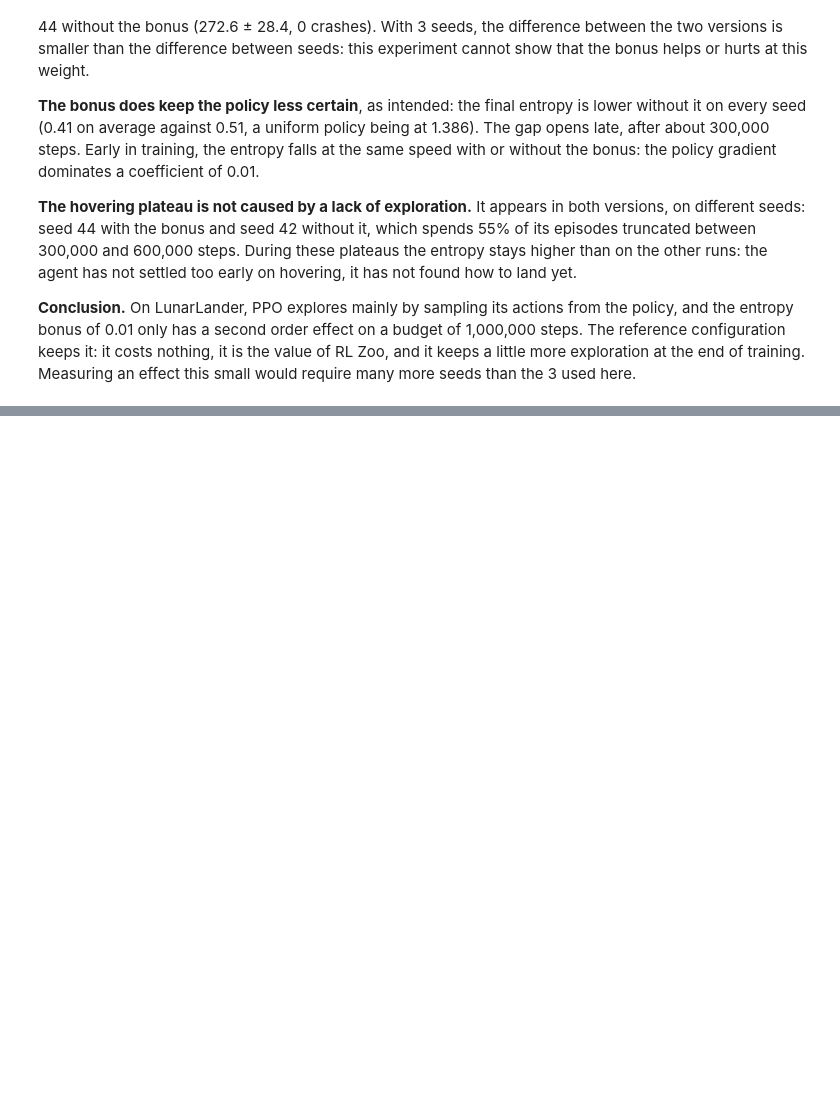
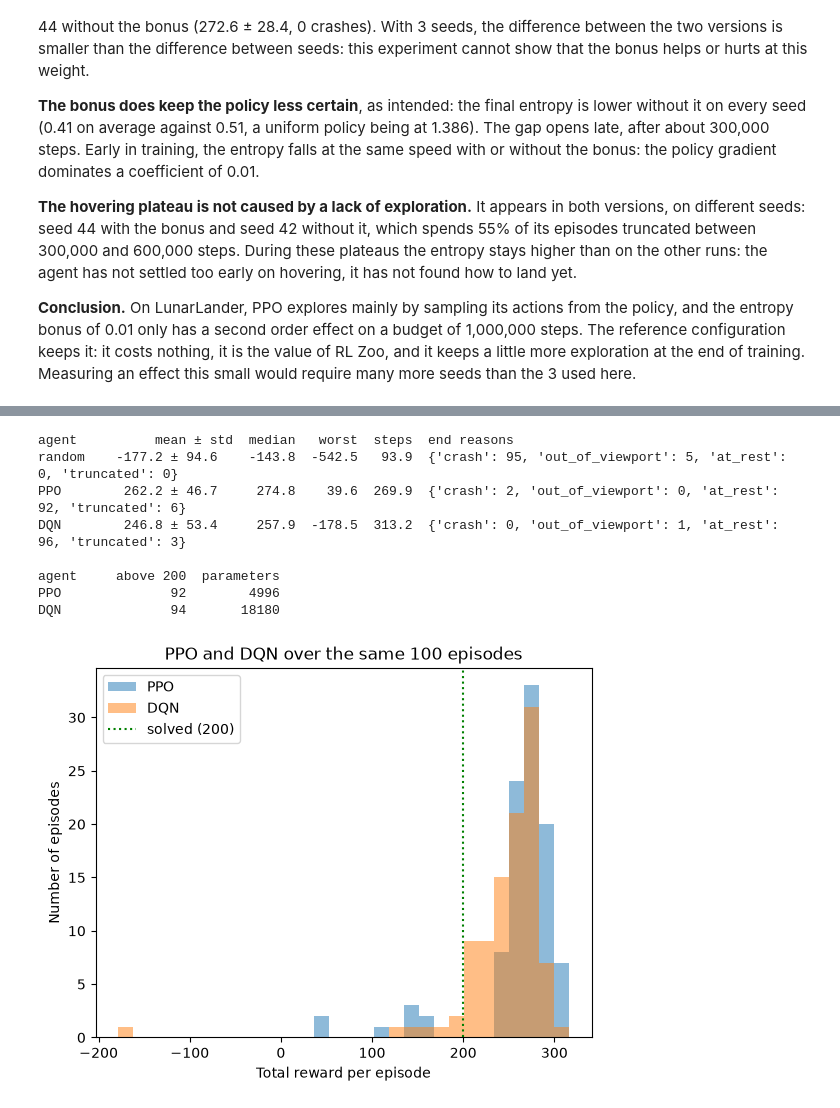
Before and after one commit to louispouillet/starttrek, a Jupyter notebook: ppo.ipynb, the cells around one changed output, grey strips where cells are left out. Drawn from its saved outputs; the diff is of its cells as text; code cells hidden in the pictures; blank space fills up the shorter version.

```diff
--- a/ppo.ipynb
+++ b/ppo.ipynb
@@ -1324,10 +1324,14 @@ The saved model plays 100 consecutive episodes without exploration, with the too
 FINAL_EVALUATION_SEED = 1_000
 
 
-def evaluate_saved_model(*, path: Path, n_episodes: int, seed: int) -> list[EpisodeResult]:
+def evaluate_network(*, network: nn.Module, n_episodes: int, seed: int) -> list[EpisodeResult]:
     env = gym.make(ENV_ID)
     env.reset(seed=seed)
-    return evaluate(env=env, agent=make_greedy_agent(actor=load_ppo_actor(path=path)), n_episodes=n_episodes)
+    return evaluate(env=env, agent=make_greedy_agent(actor=network), n_episodes=n_episodes)
+
+
+def evaluate_saved_model(*, path: Path, n_episodes: int, seed: int) -> list[EpisodeResult]:
+    return evaluate_network(network=load_ppo_actor(path=path), n_episodes=n_episodes, seed=seed)
 
 
 def print_summary_row(*, name: str, results: list[EpisodeResult]) -> None:
@@ -1580,0 +1591,59 @@ entropy_coef = 0          44           0.42
+# %%
+DQN_MODEL_PATH = Path("dqn_lunarlander.pt")
+DQN_STATE_PREFIX = "network."
+
+
+def load_dqn_network(*, path: Path) -> nn.Module:
+    state_dict = torch.load(path, weights_only=True)
+    weights = {name.removeprefix(DQN_STATE_PREFIX): tensor for name, tensor in state_dict.items()}
+    hidden_size = weights["0.weight"].shape[0]
+    network = nn.Sequential(
+        nn.Linear(state_dim, hidden_size),
+        nn.ReLU(),
+        nn.Linear(hidden_size, hidden_size),
+        nn.ReLU(),
+        nn.Linear(hidden_size, n_actions),
+    )
+    network.load_state_dict(weights)
+    return network
+
+
+def plot_reward_distributions(*, results_by_agent: dict[str, list[EpisodeResult]]) -> None:
+    all_rewards = [result.total_reward for results in results_by_agent.values() for result in results]
+    bins = np.histogram_bin_edges(all_rewards, bins=30)
+    for name, results in results_by_agent.items():
+        plt.hist([result.total_reward for result in results], bins=bins, alpha=0.5, label=name)
+    plt.axvline(SOLVED_THRESHOLD, color="green", linestyle=":", label=f"solved ({SOLVED_THRESHOLD:.0f})")
+    plt.xlabel("Total reward per episode")
+    plt.ylabel("Number of episodes")
+    plt.title(f"PPO and DQN over the same {N_EVAL_EPISODES} episodes")
+    plt.legend()
+    plt.show()
+
+
+dqn_network = load_dqn_network(path=DQN_MODEL_PATH)
+dqn_results = evaluate_network(network=dqn_network, n_episodes=N_EVAL_EPISODES, seed=FINAL_EVALUATION_SEED)
+comparison = {"PPO": final_results, "DQN": dqn_results}
+
+print(f"{'agent':<8}{'mean ± std':>17}{'median':>8}{'worst':>8}{'steps':>7}  end reasons")
+print_summary_row(name="random", results=baseline_results)
+for name, results in comparison.items():
+    print_summary_row(name=name, results=results)
+
+print(f"\n{'agent':<8}{'above 200':>11}{'parameters':>12}")
+for name, (results, network) in {"PPO": (final_results, load_ppo_actor(path=MODEL_PATH)), "DQN": (dqn_results, dqn_network)}.items():
+    n_solved = sum(result.total_reward >= SOLVED_THRESHOLD for result in results)
+    n_parameters = sum(parameter.numel() for parameter in network.parameters())
+    print(f"{name:<8}{n_solved:>11}{n_parameters:>12}")
+
+plot_reward_distributions(results_by_agent=comparison)
+# %% [output]
+agent          mean ± std  median   worst  steps  end reasons
+random    -177.2 ± 94.6    -143.8  -542.5   93.9  {'crash': 95, 'out_of_viewport': 5, 'at_rest': 0, 'truncated': 0}
+PPO        262.2 ± 46.7     274.8    39.6  269.9  {'crash': 2, 'out_of_viewport': 0, 'at_rest': 92, 'truncated': 6}
+DQN        246.8 ± 53.4     257.9  -178.5  313.2  {'crash': 0, 'out_of_viewport': 1, 'at_rest': 96, 'truncated': 3}
+
+agent     above 200  parameters
+PPO              92        4996
+DQN              94       18180
+[figure, added]
```
Also changed, not shown: parts of 4 cells of this notebook, 3 other files.
